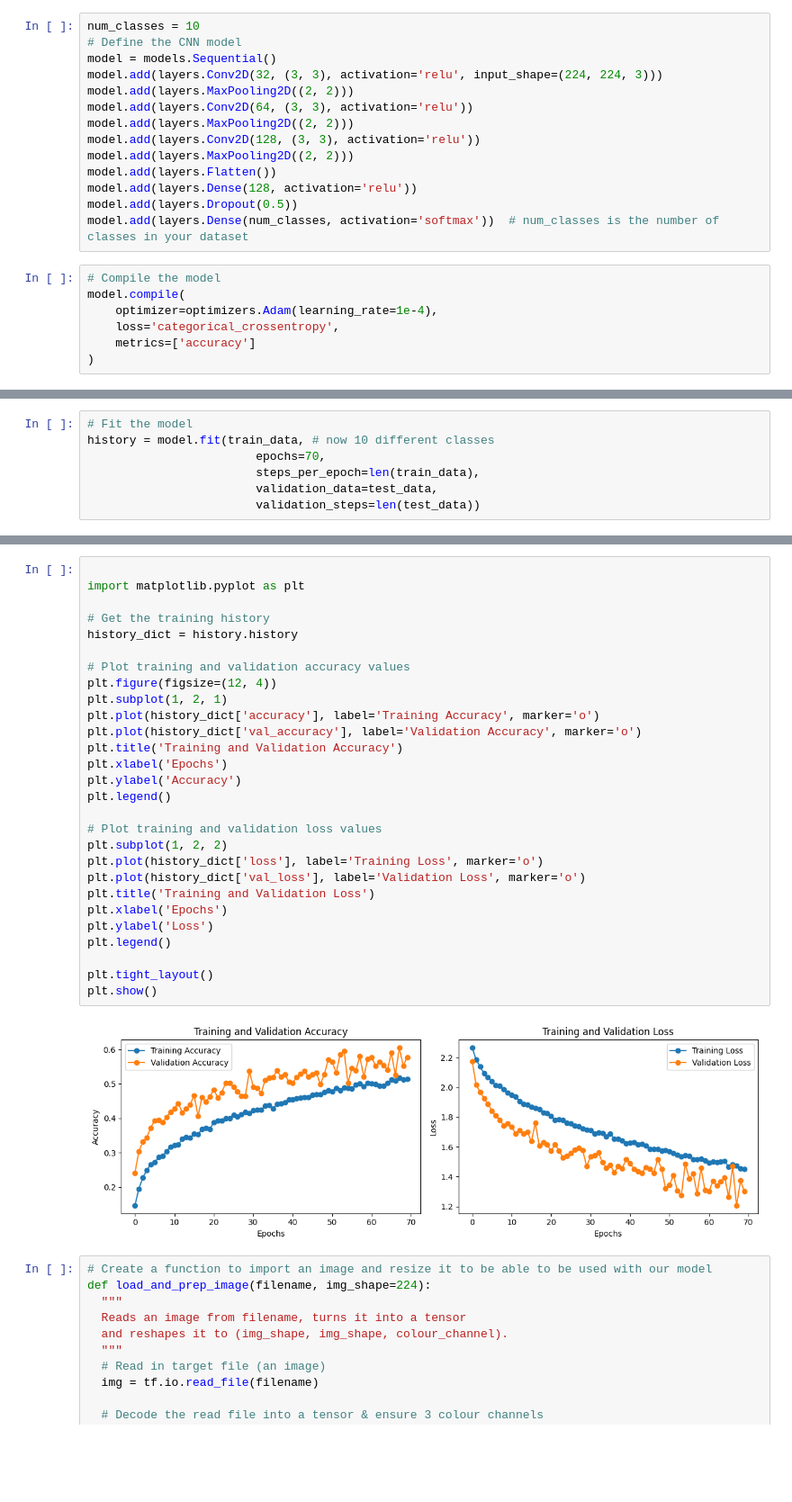
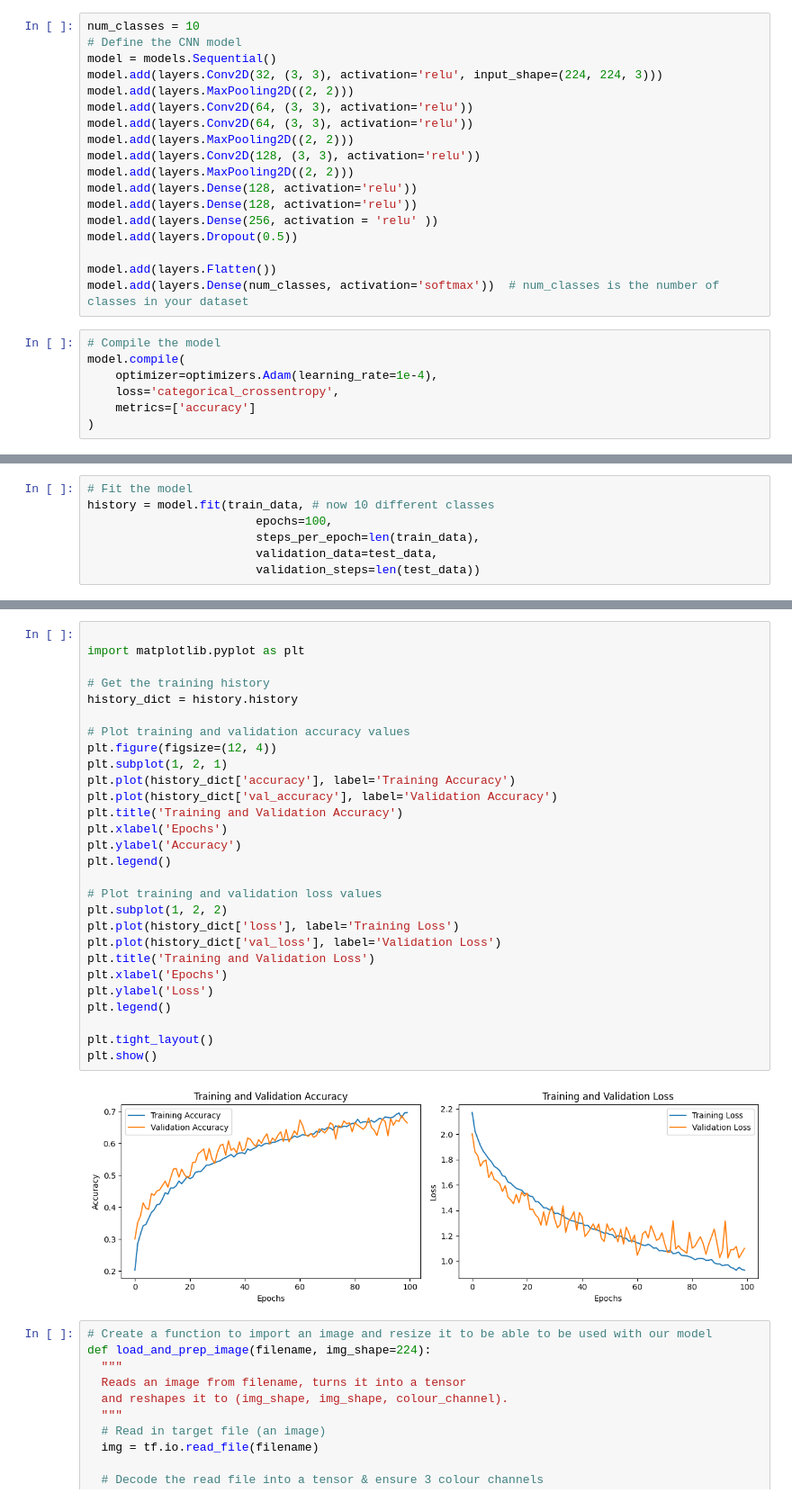
Before and after one commit to faisal-rasheed-lone/Neural-Networks-And-Deep-Learning, a Jupyter notebook: Multi_class_classification_using_CNN.ipynb, the cells around one changed output, grey strips where cells are left out. Shown: that part at 90% size. Cells and saved outputs as stored; diff of their text form; blank space fills up the shorter version.

```diff
--- a/Multi_class_classification_using_CNN.ipynb
+++ b/Multi_class_classification_using_CNN.ipynb
@@ -140,12 +140,16 @@ model = models.Sequential()
 model.add(layers.Conv2D(32, (3, 3), activation='relu', input_shape=(224, 224, 3)))
 model.add(layers.MaxPooling2D((2, 2)))
 model.add(layers.Conv2D(64, (3, 3), activation='relu'))
+model.add(layers.Conv2D(64, (3, 3), activation='relu'))
 model.add(layers.MaxPooling2D((2, 2)))
 model.add(layers.Conv2D(128, (3, 3), activation='relu'))
 model.add(layers.MaxPooling2D((2, 2)))
+model.add(layers.Dense(128, activation='relu'))
+model.add(layers.Dense(128, activation='relu'))
+model.add(layers.Dense(256, activation = 'relu' ))
+model.add(layers.Dropout(0.5))
+
 model.add(layers.Flatten())
-model.add(layers.Dense(128, activation='relu'))
-model.add(layers.Dropout(0.5))
 model.add(layers.Dense(num_classes, activation='softmax'))  # num_classes is the number of classes in your dataset
 # %%
 # Compile the model
@@ -179,7 +203,7 @@ early_stopping = tf.keras.callbacks.EarlyStopping(
 # %%
 # Fit the model
 history = model.fit(train_data, # now 10 different classes
-                        epochs=70,
+                        epochs=100,
                         steps_per_epoch=len(train_data),
                         validation_data=test_data,
                         validation_steps=len(test_data))
@@ -204,33 +228,33 @@ Epoch 70/70
 # %%
 
 import matplotlib.pyplot as plt
 
 # Get the training history
 history_dict = history.history
 
 # Plot training and validation accuracy values
 plt.figure(figsize=(12, 4))
 plt.subplot(1, 2, 1)
-plt.plot(history_dict['accuracy'], label='Training Accuracy', marker='o')
-plt.plot(history_dict['val_accuracy'], label='Validation Accuracy', marker='o')
+plt.plot(history_dict['accuracy'], label='Training Accuracy')
+plt.plot(history_dict['val_accuracy'], label='Validation Accuracy')
 plt.title('Training and Validation Accuracy')
 plt.xlabel('Epochs')
 plt.ylabel('Accuracy')
 plt.legend()
 
 # Plot training and validation loss values
 plt.subplot(1, 2, 2)
-plt.plot(history_dict['loss'], label='Training Loss', marker='o')
-plt.plot(history_dict['val_loss'], label='Validation Loss', marker='o')
+plt.plot(history_dict['loss'], label='Training Loss')
+plt.plot(history_dict['val_loss'], label='Validation Loss')
 plt.title('Training and Validation Loss')
 plt.xlabel('Epochs')
 plt.ylabel('Loss')
 plt.legend()
 
 plt.tight_layout()
 plt.show()
 # %% [output]
-[figure, old version]
+[figure, new version]
 # %%
 # Create a function to import an image and resize it to be able to be used with our model
 def load_and_prep_image(filename, img_shape=224):
```
Also changed, not shown: parts of 8 cells of this notebook.
